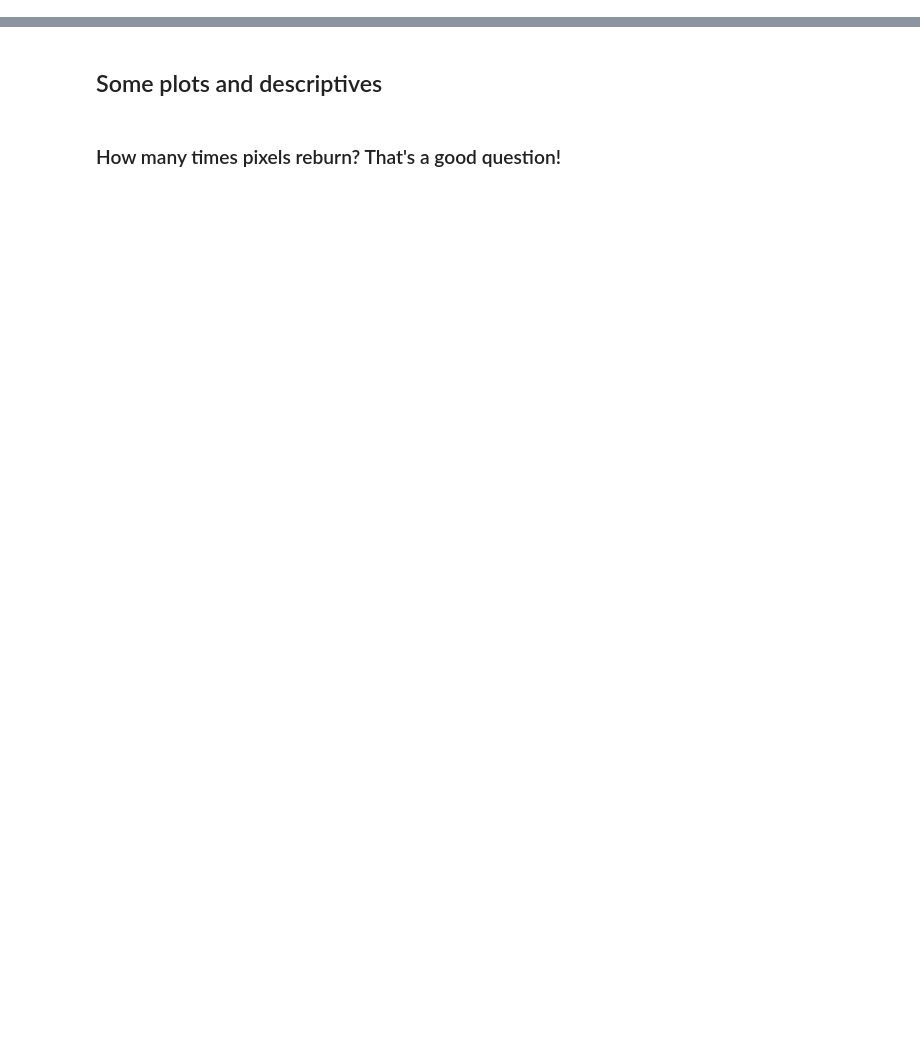
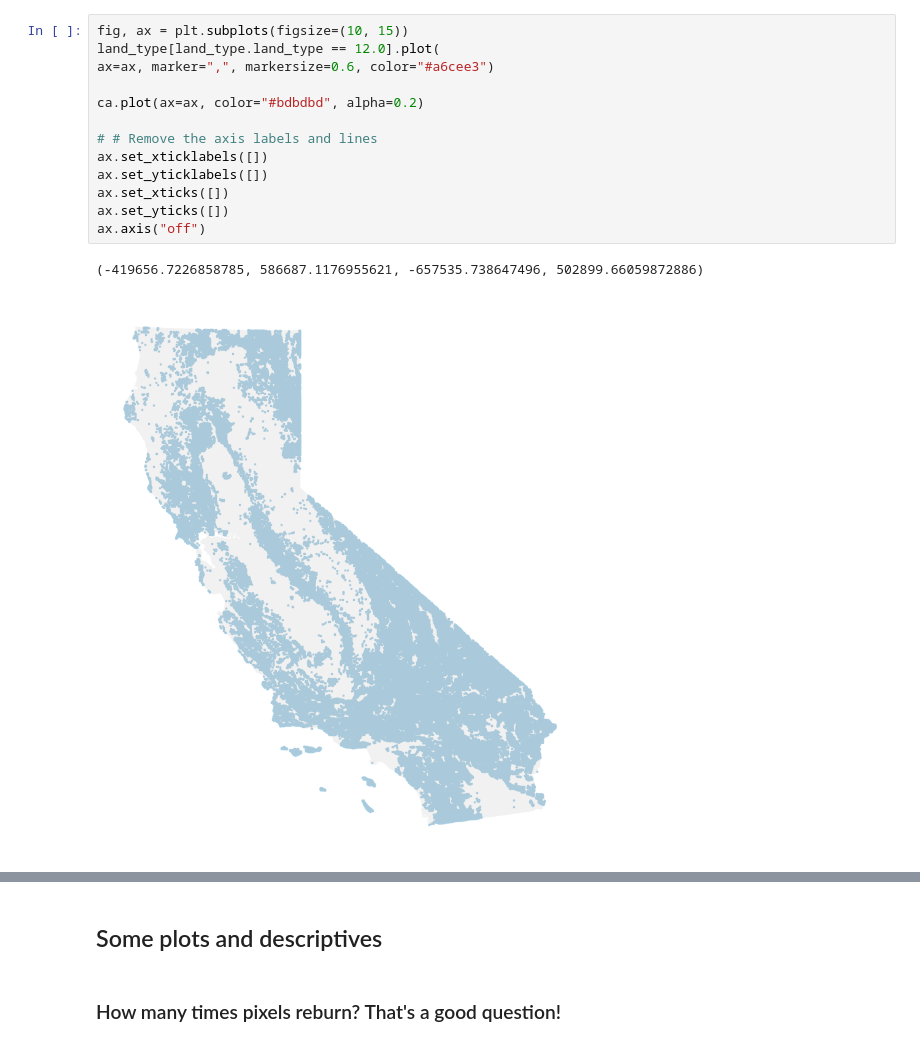
Before and after one commit to echolab-stanford/prescribed_fires, a Jupyter notebook: analysis/plots.ipynb, the cells around one changed output, grey strips where cells are left out. Drawn from its saved outputs; the diff is of its cells as text; blank space fills up the shorter version.

```diff
--- a/analysis/analysis.ipynb
+++ b/analysis/plots.ipynb
@@ -303 +63,17 @@ wildfires
+# %%
+fig, ax = plt.subplots(figsize=(10, 15))
+land_type[land_type.land_type == 12.0].plot(
+ax=ax, marker=",", markersize=0.6, color="#a6cee3")
+
+ca.plot(ax=ax, color="#bdbdbd", alpha=0.2)
+
+# # Remove the axis labels and lines
+ax.set_xticklabels([])
+ax.set_yticklabels([])
+ax.set_xticks([])
+ax.set_yticks([])
+ax.axis("off")
+# %% [output]
+(-419656.7226858785, 586687.1176955621, -657535.738647496, 502899.66059872886)
+[figure, added]
 # %%
```
Also changed, not shown: parts of 30 cells of this notebook, 2 other files.
